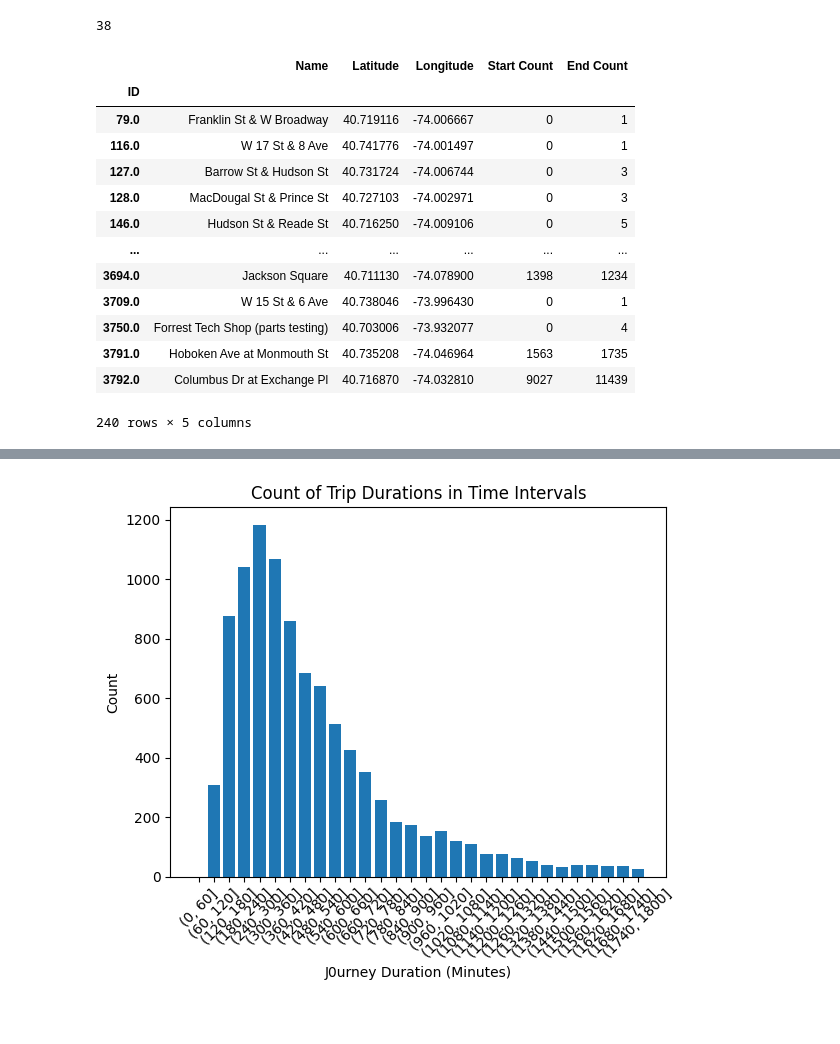
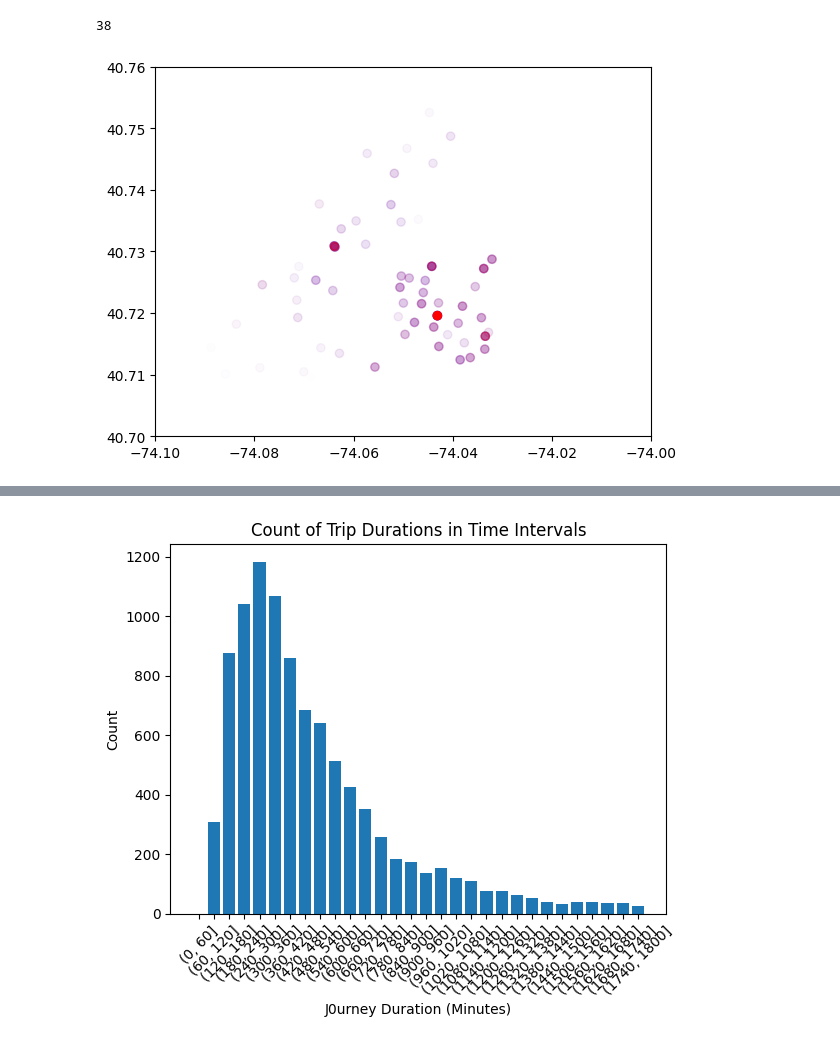
Before and after one commit to lukasschirren/nyc_bike_rental, a Jupyter notebook: Sophia_Workspace.ipynb, the cells around one changed output, grey strips where cells are left out. Saved outputs shown, nothing was run; the diff lists cells and outputs as text; code cells hidden in the pictures; blank space fills up the shorter version.

```diff
--- a/Sophia_Workspace.ipynb
+++ b/Sophia_Workspace.ipynb
@@ -218,20 +218,22 @@ largestationlist = stations1['Name'].to_list()
 print(len(largestationlist))
 # %% [output]
 38
-# %%
-stations
-# %% [output]
-|  | Name | Latitude | Longitude | Start Count | End Count |
-| ID |  |  |  |  |  |
-| 79.0 | Franklin St & W Broadway | 40.719116 | -74.006667 | 0 | 1 |
-| 116.0 | W 17 St & 8 Ave | 40.741776 | -74.001497 | 0 | 1 |
-| 127.0 | Barrow St & Hudson St | 40.731724 | -74.006744 | 0 | 3 |
-| 128.0 | MacDougal St & Prince St | 40.727103 | -74.002971 | 0 | 3 |
-| 146.0 | Hudson St & Reade St | 40.716250 | -74.009106 | 0 | 5 |
-| ... | ... | ... | ... | ... | ... |
-| 3694.0 | Jackson Square | 40.711130 | -74.078900 | 1398 | 1234 |
-| 3709.0 | W 15 St & 6 Ave | 40.738046 | -73.996430 | 0 | 1 |
-| 3750.0 | Forrest Tech Shop (parts testing) | 40.703006 | -73.932077 | 0 | 4 |
-| 3791.0 | Hoboken Ave at Monmouth St | 40.735208 | -74.046964 | 1563 | 1735 |
-| 3792.0 | Columbus Dr at Exchange Pl | 40.716870 | -74.032810 | 9027 | 11439 |
-240 rows × 5 columns
+# %%
+
+stations = stations[stations['Latitude'] != 0]
+stations.sort_values('Latitude')
+#stations['Start Count']
+start_w = []
+end_w =[]
+for i in stations['Start Count']:
+    start_w.append( i / stations['Start Count'].max())
+for i in stations['End Count']:
+    end_w.append( i / stations['End Count'].max())
+
+plt.scatter(stations['Longitude'].to_list(), stations['Latitude'].to_list(),alpha =start_w, c='b')
+plt.scatter(stations['Longitude'].to_list(), stations['Latitude'].to_list(),alpha =end_w, c='r')
+plt.xlim(-74.1, -74.0)
+plt.ylim(40.7, 40.76)
+plt.show()
+# %% [output]
+[figure, added]
```
Also changed, not shown: parts of 2 cells of this notebook.
